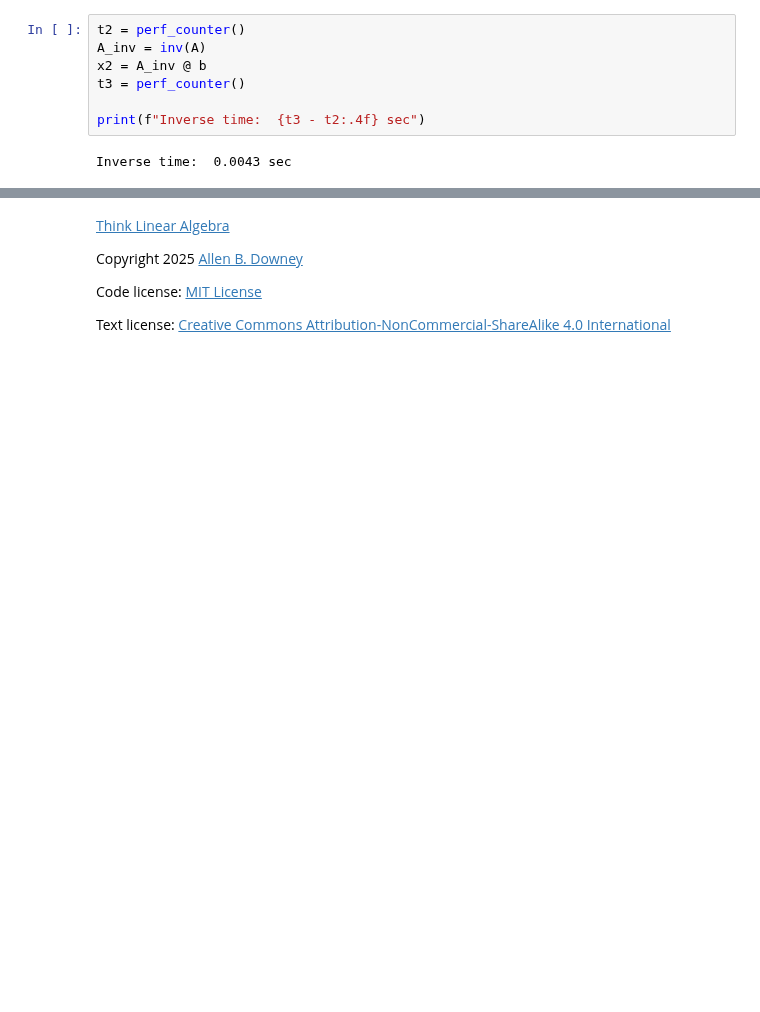
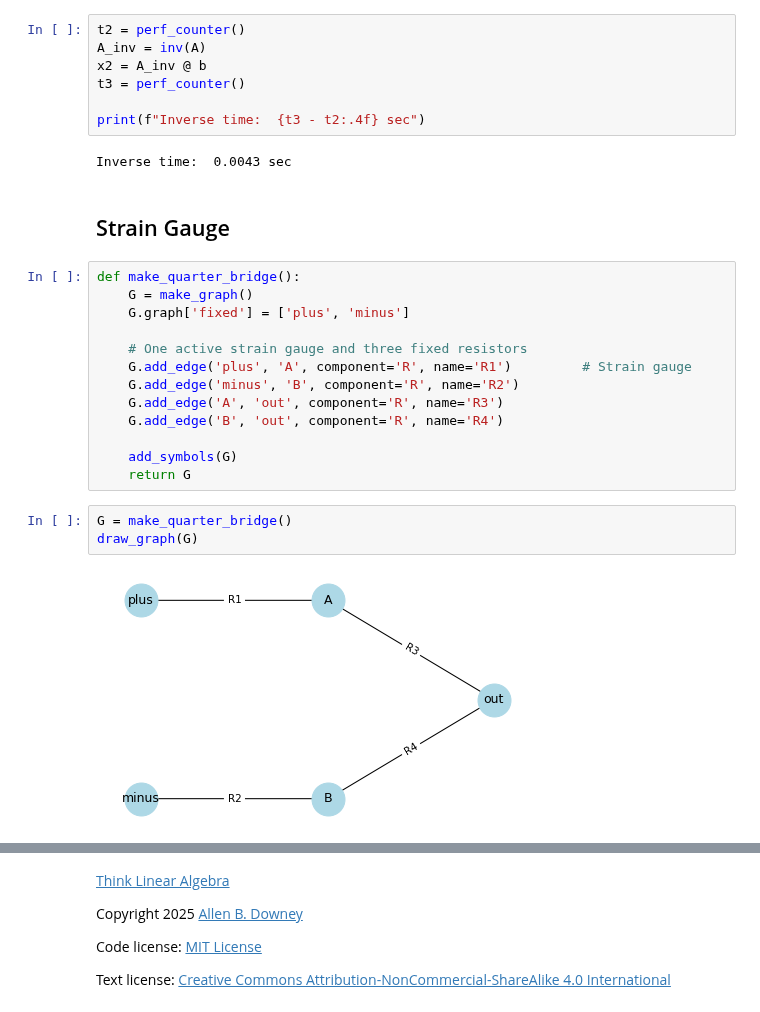
Before and after one commit to AllenDowney/ThinkLinearAlgebra, a Jupyter notebook: soln/system.ipynb, the cells around one changed output, grey strips where cells are left out. Drawn from its saved outputs; the diff is of its cells as text; blank space fills up the shorter version.

```diff
--- a/soln/system.ipynb
+++ b/soln/system.ipynb
@@ -588,3 +588,23 @@ t3 = perf_counter()
 print(f"Inverse time:  {t3 - t2:.4f} sec")
 # %% [output]
 Inverse time:  0.0043 sec
+# %% [markdown]
+## Strain Gauge
+# %%
+def make_quarter_bridge():
+    G = make_graph()
+    G.graph['fixed'] = ['plus', 'minus']
+
+    # One active strain gauge and three fixed resistors
+    G.add_edge('plus', 'A', component='R', name='R1')         # Strain gauge
+    G.add_edge('minus', 'B', component='R', name='R2')
+    G.add_edge('A', 'out', component='R', name='R3')
+    G.add_edge('B', 'out', component='R', name='R4')
+
+    add_symbols(G)
+    return G
+# %%
+G = make_quarter_bridge()
+draw_graph(G)
+# %% [output]
+[figure, added]
```
Also changed, not shown: parts of 2 cells of this notebook.
